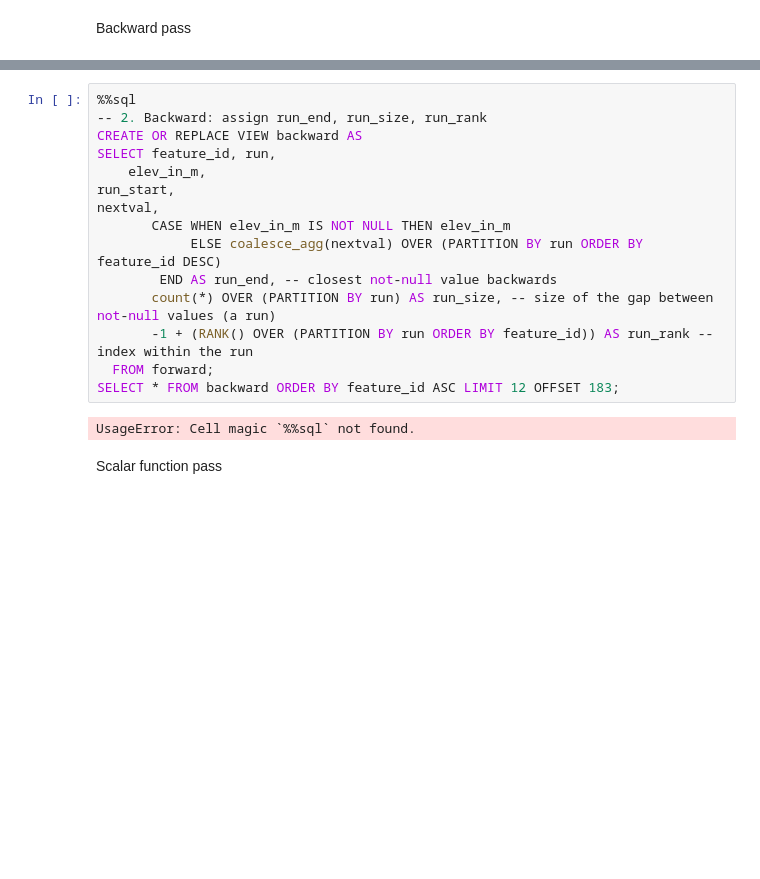
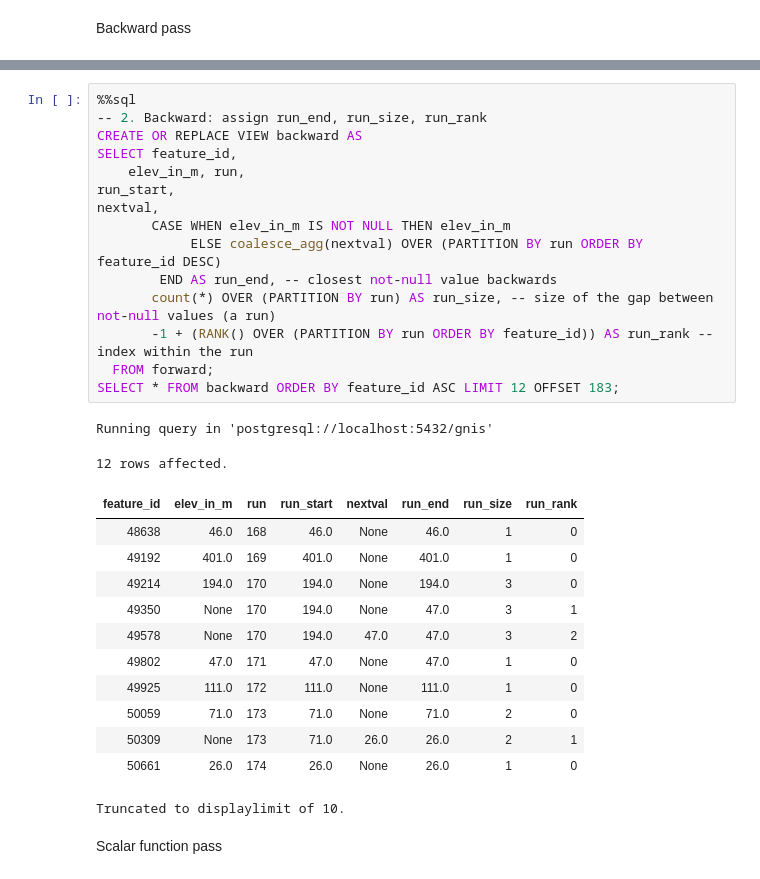
Before and after one commit to cal-data-eng/fa25-materials, a Jupyter notebook: lec/outliers-imputation/imputation-string-manip.ipynb, the cells around one changed output, grey strips where cells are left out. Cells and saved outputs as stored; diff of their text form; blank space fills up the shorter version.

```diff
--- a/lec/outliers-imputation/imputation-string-manip.ipynb
+++ b/lec/outliers-imputation/imputation-string-manip.ipynb
@@ -316,20 +318,33 @@ Running query in 'postgresql://localhost:5432/gnis'
 # %%
 %%sql
 -- 2. Backward: assign run_end, run_size, run_rank
 CREATE OR REPLACE VIEW backward AS
-SELECT feature_id, run,
-    elev_in_m,
+SELECT feature_id,
+    elev_in_m, run,
 run_start,
 nextval,
        CASE WHEN elev_in_m IS NOT NULL THEN elev_in_m
             ELSE coalesce_agg(nextval) OVER (PARTITION BY run ORDER BY feature_id DESC)
         END AS run_end, -- closest not-null value backwards
        count(*) OVER (PARTITION BY run) AS run_size, -- size of the gap between not-null values (a run)
        -1 + (RANK() OVER (PARTITION BY run ORDER BY feature_id)) AS run_rank -- index within the run
   FROM forward;
 SELECT * FROM backward ORDER BY feature_id ASC LIMIT 12 OFFSET 183;
 # %% [output]
-UsageError: Cell magic `%%sql` not found.
+Running query in 'postgresql://localhost:5432/gnis'
+12 rows affected.
+| feature_id | elev_in_m | run | run_start | nextval | run_end | run_size | run_rank |
+| 48638 | 46.0 | 168 | 46.0 | None | 46.0 | 1 | 0 |
+| 49192 | 401.0 | 169 | 401.0 | None | 401.0 | 1 | 0 |
+| 49214 | 194.0 | 170 | 194.0 | None | 194.0 | 3 | 0 |
+| 49350 | None | 170 | 194.0 | None | 47.0 | 3 | 1 |
+| 49578 | None | 170 | 194.0 | 47.0 | 47.0 | 3 | 2 |
+| 49802 | 47.0 | 171 | 47.0 | None | 47.0 | 1 | 0 |
+| 49925 | 111.0 | 172 | 111.0 | None | 111.0 | 1 | 0 |
+| 50059 | 71.0 | 173 | 71.0 | None | 71.0 | 2 | 0 |
+| 50309 | None | 173 | 71.0 | 26.0 | 26.0 | 2 | 1 |
+| 50661 | 26.0 | 174 | 26.0 | None | 26.0 | 1 | 0 |
+Truncated to displaylimit of 10.
 # %% [markdown]
 Scalar function pass
 # %%
```
Also changed, not shown: parts of 7 cells of this notebook, 3 other files.
